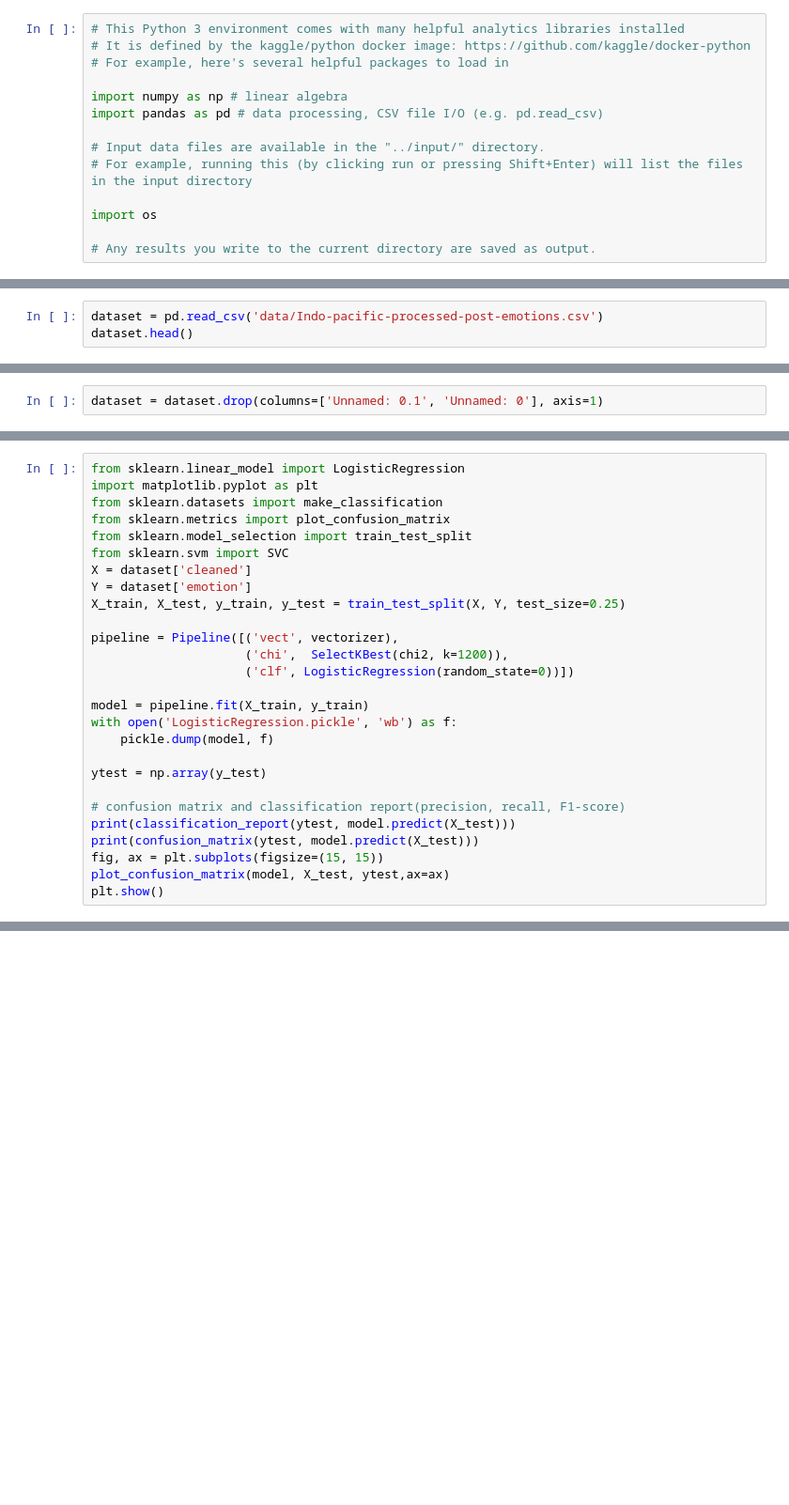
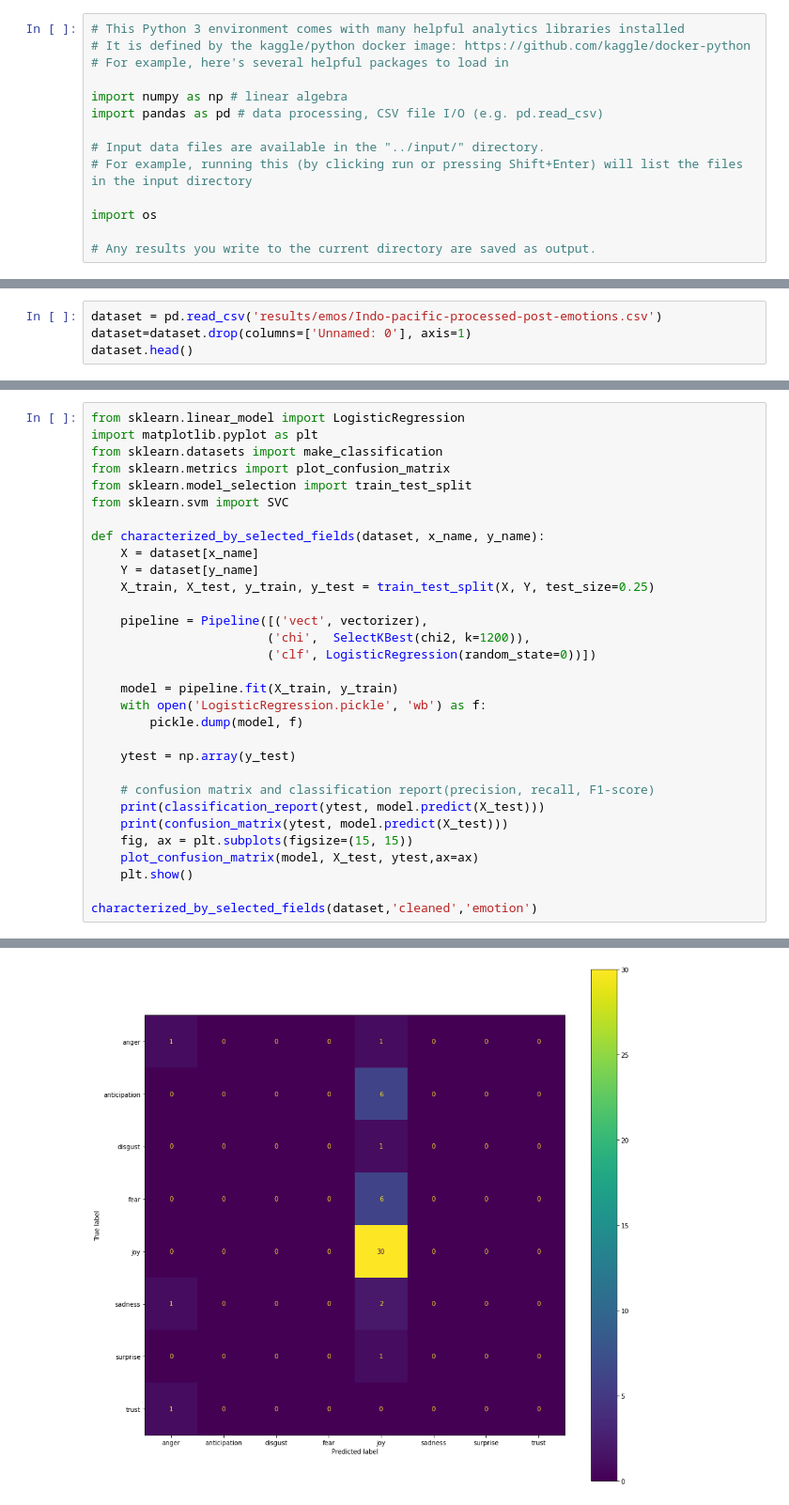
Before and after one commit to nakinnubis/inpacblogdata, a Jupyter notebook: ml-course-project.ipynb, the cells around one changed output, grey strips where cells are left out. Shown at 94% size. Cells and saved outputs as stored; diff of their text form; blank space fills up the shorter version.

Commit message:
Final polishing of results set

```diff
--- a/ml-course-project.ipynb
+++ b/ml-course-project.ipynb
@@ -398,3 +594,4 @@ nltk.download('stopwords')
 # %%
-dataset = pd.read_csv('data/Indo-pacific-processed-post-emotions.csv')
+dataset = pd.read_csv('results/emos/Indo-pacific-processed-post-emotions.csv')
+dataset=dataset.drop(columns=['Unnamed: 0'], axis=1)
 dataset.head()
@@ -401,5 +606,3 @@ dataset.head()
-# %%
-dataset = dataset.drop(columns=['Unnamed: 0.1', 'Unnamed: 0'], axis=1)
 # %%
 dataset.groupby('emotion').emotions_score.plot.bar(ylim=0)
 plt.figure(figsize=(10, 10))
@@ -422,23 +643,28 @@ from sklearn.datasets import make_classification
 from sklearn.metrics import plot_confusion_matrix
 from sklearn.model_selection import train_test_split
 from sklearn.svm import SVC
-X = dataset['cleaned']
-Y = dataset['emotion']
-X_train, X_test, y_train, y_test = train_test_split(X, Y, test_size=0.25)
 
-pipeline = Pipeline([('vect', vectorizer),
-                     ('chi',  SelectKBest(chi2, k=1200)),
-                     ('clf', LogisticRegression(random_state=0))])
+def characterized_by_selected_fields(dataset, x_name, y_name):
+    X = dataset[x_name]
+    Y = dataset[y_name]
+    X_train, X_test, y_train, y_test = train_test_split(X, Y, test_size=0.25)
 
-model = pipeline.fit(X_train, y_train)
-with open('LogisticRegression.pickle', 'wb') as f:
-    pickle.dump(model, f)
+    pipeline = Pipeline([('vect', vectorizer),
+                        ('chi',  SelectKBest(chi2, k=1200)),
+                        ('clf', LogisticRegression(random_state=0))])
 
-ytest = np.array(y_test)
+    model = pipeline.fit(X_train, y_train)
+    with open('LogisticRegression.pickle', 'wb') as f:
+        pickle.dump(model, f)
 
-# confusion matrix and classification report(precision, recall, F1-score)
-print(classification_report(ytest, model.predict(X_test)))
-print(confusion_matrix(ytest, model.predict(X_test)))
-fig, ax = plt.subplots(figsize=(15, 15))
-plot_confusion_matrix(model, X_test, ytest,ax=ax)
-plt.show()
+    ytest = np.array(y_test)
+
+    # confusion matrix and classification report(precision, recall, F1-score)
+    print(classification_report(ytest, model.predict(X_test)))
+    print(confusion_matrix(ytest, model.predict(X_test)))
+    fig, ax = plt.subplots(figsize=(15, 15))
+    plot_confusion_matrix(model, X_test, ytest,ax=ax)
+    plt.show()
+
+characterized_by_selected_fields(dataset,'cleaned','emotion')
+# %% [output]
@@ -444,0 +688 @@ plt.show()
+[figure, added]
```
Also changed, not shown: parts of 32 cells of this notebook, 5 other files.
